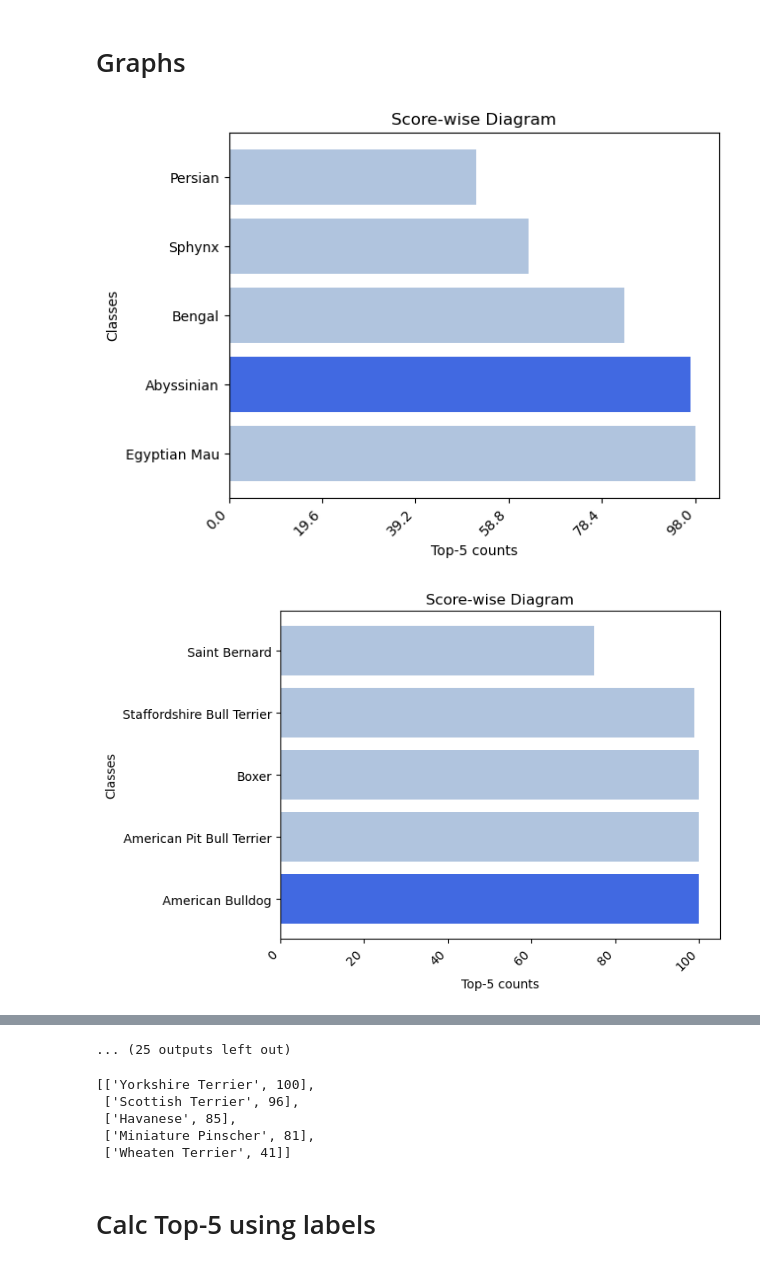
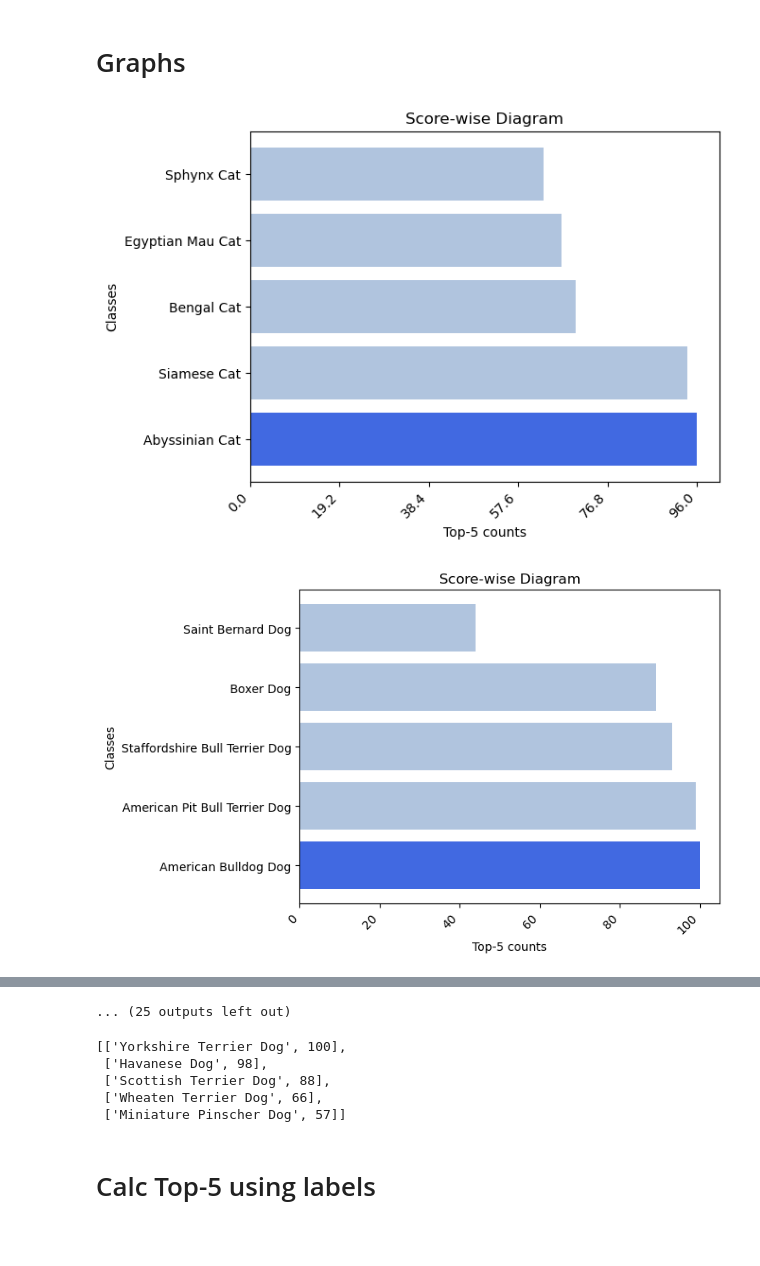
Before and after one commit to kushagra414/classify_by_description_release, a Jupyter notebook: Cacl_mean_std Oxford Pets.ipynb, the cells around one changed output, grey strips where cells are left out. Drawn from its saved outputs; the diff is of its cells as text; code cells hidden in the pictures; blank space fills up the shorter version.

```diff
--- a/Cacl_mean_std Oxford Pets.ipynb
+++ b/Cacl_mean_std Oxford Pets.ipynb
@@ -230,11 +250,11 @@ def create_graph(actual_label, top5_pred):
     # Show the plot
     plt.show()
 # %%
-with open('oxpet_top5.json', 'r') as file:
+with open('top5.txt', 'r') as file:
     top5 = json.load(file)
 
 for class_ in top5.keys():
     create_graph(class_, top5[class_][0:5])
 # %% [output]
-[figure, old version]
+[figure, new version]
-[figure, old version]
+[figure, new version]
@@ -252,10 +272,10 @@ for class_ in top5.keys():
 # %%
 top5[class_][0:5]
 # %% [output]
-[['Yorkshire Terrier', 100],
- ['Scottish Terrier', 96],
- ['Havanese', 85],
- ['Miniature Pinscher', 81],
- ['Wheaten Terrier', 41]]
+[['Yorkshire Terrier Dog', 100],
+ ['Havanese Dog', 98],
+ ['Scottish Terrier Dog', 88],
+ ['Wheaten Terrier Dog', 66],
+ ['Miniature Pinscher Dog', 57]]
 # %% [markdown]
 # Calc Top-5 using labels
```
Also changed, not shown: parts of 12 cells of this notebook, 6 other files.
